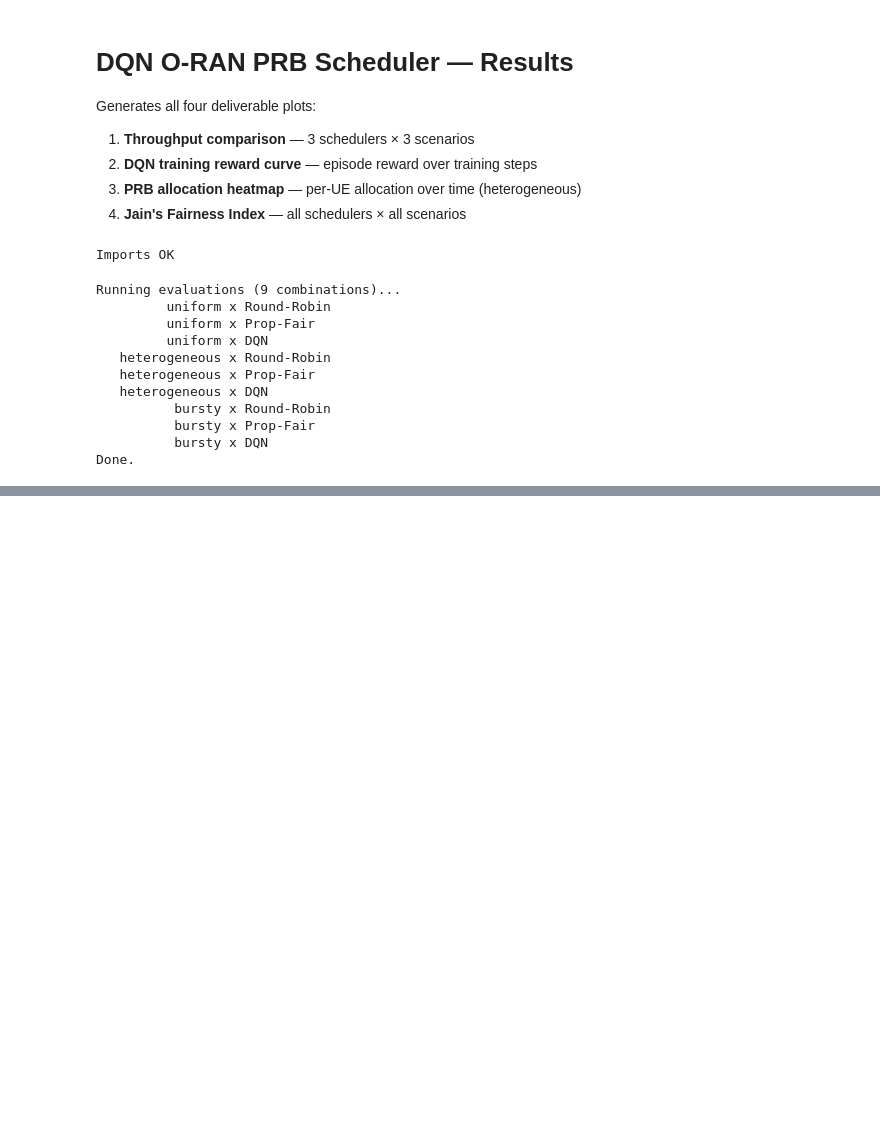
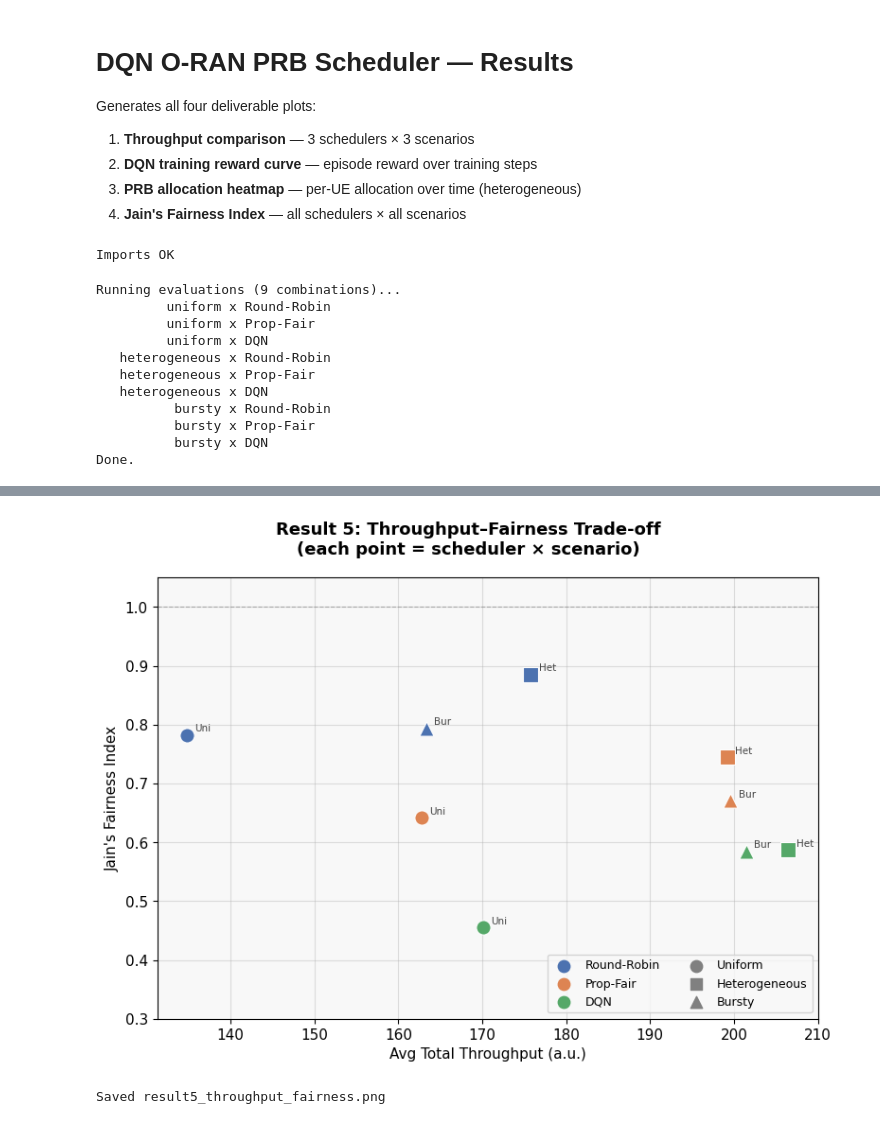
Before and after one commit to aarushag02/dqn_ran_scheduler, a Jupyter notebook: notebooks/results.ipynb, the cells around one changed output, grey strips where cells are left out. Cells and saved outputs as stored; diff of their text form; code cells hidden in the pictures; blank space fills up the shorter version.

```diff
--- a/notebooks/results.ipynb
+++ b/notebooks/results.ipynb
@@ -330 +336,47 @@ SUMMARY
 ---------------------------------------------------------------
+# %%
+# Result 5: Throughput–Fairness Pareto scatter
+# Each point = one (scheduler, scenario) pair.
+# Shows the inherent tradeoff: higher throughput schedulers sacrifice fairness.
+
+SC_MARKERS  = {'uniform': 'o', 'heterogeneous': 's', 'bursty': '^'}
+SC_LABELS   = {'uniform': 'Uniform', 'heterogeneous': 'Heterogeneous', 'bursty': 'Bursty'}
+SCHED_COLORS = {'Round-Robin': '#4C72B0', 'Prop-Fair': '#DD8452', 'DQN': '#55A868'}
+
+fig, ax = plt.subplots(figsize=(8, 6))
+fig.suptitle('Result 5: Throughput–Fairness Trade-off\n'
+             '(each point = scheduler × scenario)', fontsize=13, fontweight='bold')
+
+for sched in SCHEDULERS:
+    for sc in SCENARIOS:
+        tput = results[sc][sched]['throughputs'].sum(axis=1).mean()
+        jain = results[sc][sched]['fairness'].mean()
+        ax.scatter(tput, jain,
+                   color=SCHED_COLORS[sched],
+                   marker=SC_MARKERS[sc],
+                   s=120, zorder=3,
+                   edgecolors='white', linewidths=0.8)
+        ax.annotate(f'{sc[:3].title()}',
+                    (tput, jain), textcoords='offset points',
+                    xytext=(6, 3), fontsize=7.5, color='#444')
+
+# Legend: colour = scheduler
+for sched, color in SCHED_COLORS.items():
+    ax.scatter([], [], color=color, label=sched, s=80)
+# Legend: shape = scenario
+for sc, marker in SC_MARKERS.items():
+    ax.scatter([], [], color='gray', marker=marker, label=SC_LABELS[sc], s=80)
+
+ax.set_xlabel('Avg Total Throughput (a.u.)', fontsize=11)
+ax.set_ylabel("Jain's Fairness Index", fontsize=11)
+ax.set_ylim(0.3, 1.05)
+ax.axhline(1.0, color='gray', linestyle='--', linewidth=0.8, alpha=0.6)
+ax.legend(fontsize=9, loc='lower right', ncol=2)
+
+plt.tight_layout()
+plt.savefig(os.path.join(MODEL_DIR, 'result5_throughput_fairness.png'), dpi=150, bbox_inches='tight')
+plt.show()
+print('Saved result5_throughput_fairness.png')
+# %% [output]
+[figure, added]
+Saved result5_throughput_fairness.png
```
Also changed, not shown: parts of 6 cells of this notebook, 12 other files.
